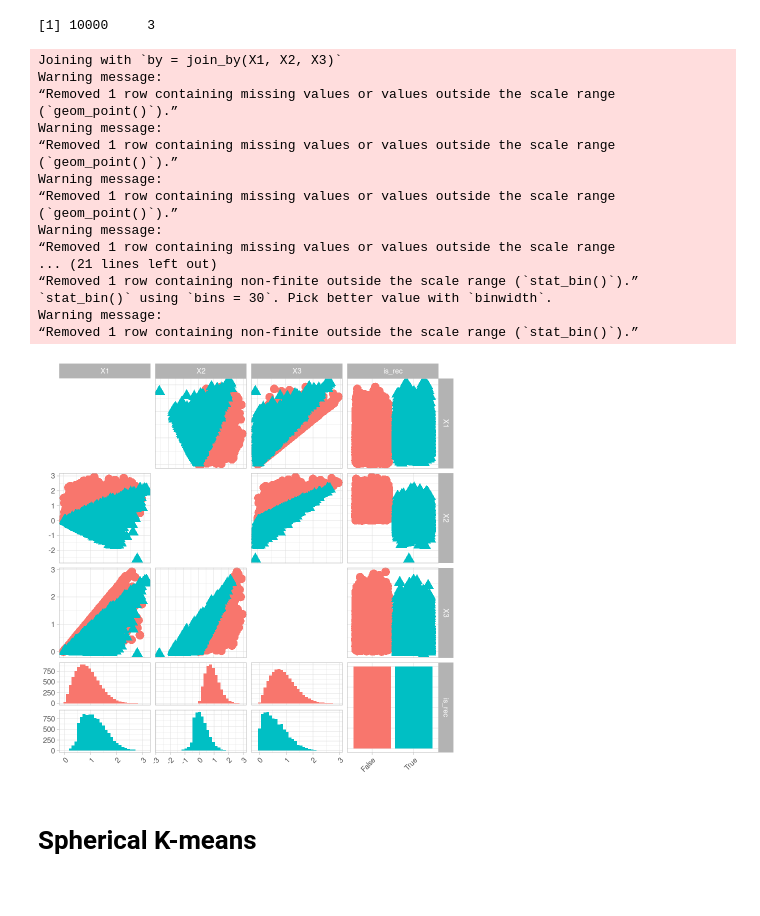
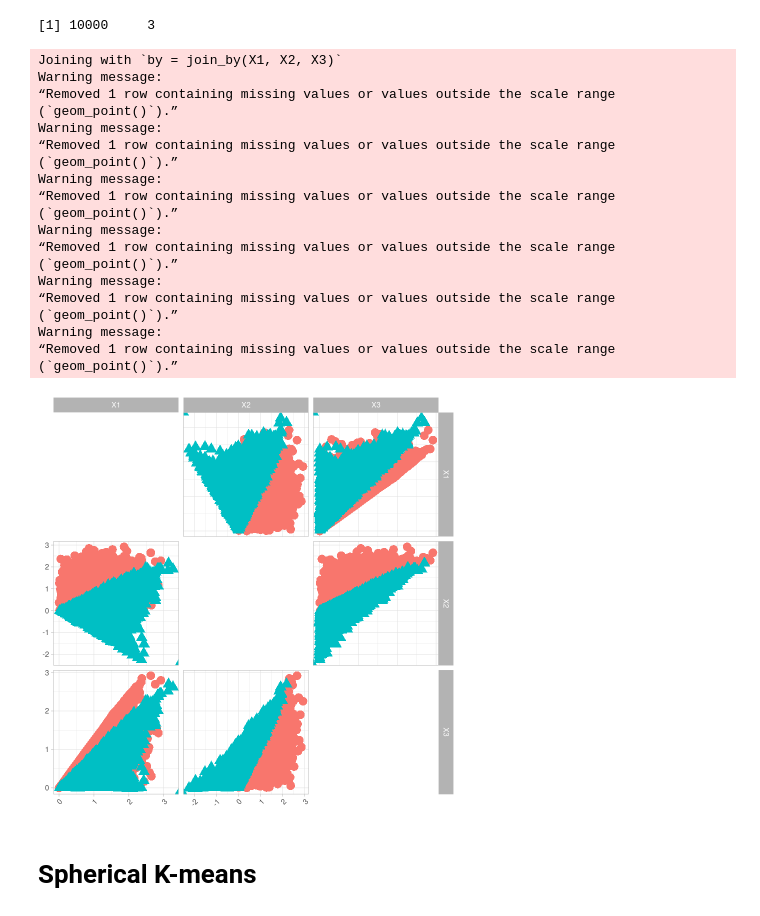
Before and after one commit to FelixRb96/maxstablePCA_examples, a Jupyter notebook: simulation_study/generalized_mlm_example2.ipynb, the cells around one changed output. Saved outputs shown, nothing was run; the diff lists cells and outputs as text; code cells hidden in the pictures.

```diff
--- a/simulation_study/generalized_mlm_example2.ipynb
+++ b/simulation_study/generalized_mlm_example2.ipynb
@@ -31,4 +31,4 @@ Registered S3 method overwritten by 'GGally':
 set.seed(1995)
 s <- 100
 # %%
-Z <- rmvevd(10000, dep = 0.8, model = "log", d = 3, mar = c(1,1,1))
+Z <- rmvevd(10000, dep = 0.99999, model = "log", d = 3, mar = c(1,1,1))
@@ -338,37 +343,39 @@ dim(rec_cy)
 # %%
 plot_dat <- data.frame(Xtrafo_2frech)
 tmp <- data.frame(rec_cy)
 plot_dat <- full_join(plot_dat, tmp)
 plot_dat$is_rec <- c(rep("False", 10000), rep("True", 10000))
 
 
 ggpairs(plot_dat,
         aes(color = is_rec, shape = is_rec, size = 2),
-        columns = 1:4,
+        columns = 1:3,
         upper = list(continuous = "points", combo = "dot_no_facet"),
         diag = list(continuous = "blankDiag", discrete = "barDiag", na = "naDiag")
 ) +
 theme_light() +
 theme(axis.text.x = element_text(angle = 45, vjust = 1, hjust=1))
 # %% [output]
 Joining with `by = join_by(X1, X2, X3)`
 Warning message:
 “Removed 1 row containing missing values or values outside the scale range
 (`geom_point()`).”
 Warning message:
 “Removed 1 row containing missing values or values outside the scale range
 (`geom_point()`).”
 Warning message:
 “Removed 1 row containing missing values or values outside the scale range
 (`geom_point()`).”
 Warning message:
 “Removed 1 row containing missing values or values outside the scale range
-... (21 lines left out)
-“Removed 1 row containing non-finite outside the scale range (`stat_bin()`).”
-`stat_bin()` using `bins = 30`. Pick better value with `binwidth`.
+(`geom_point()`).”
 Warning message:
-“Removed 1 row containing non-finite outside the scale range (`stat_bin()`).”
+“Removed 1 row containing missing values or values outside the scale range
+(`geom_point()`).”
+Warning message:
+“Removed 1 row containing missing values or values outside the scale range
+(`geom_point()`).”
-[figure, old version]
+[figure, new version]
 # %% [markdown]
 # Spherical K-means
 # %%
```
Also changed, not shown: parts of 19 cells of this notebook, 3 other files.
